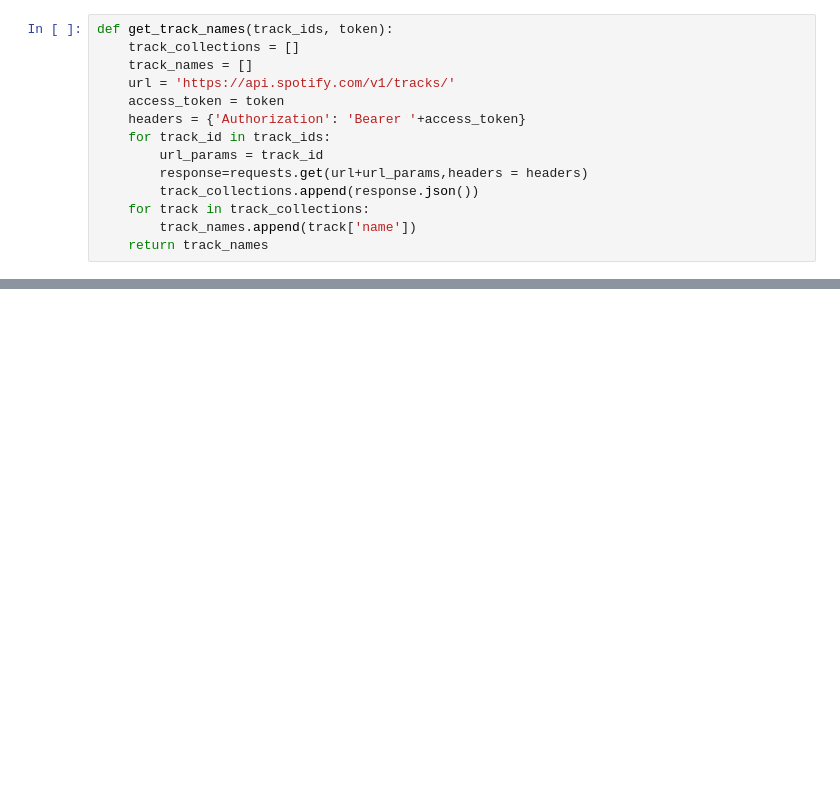
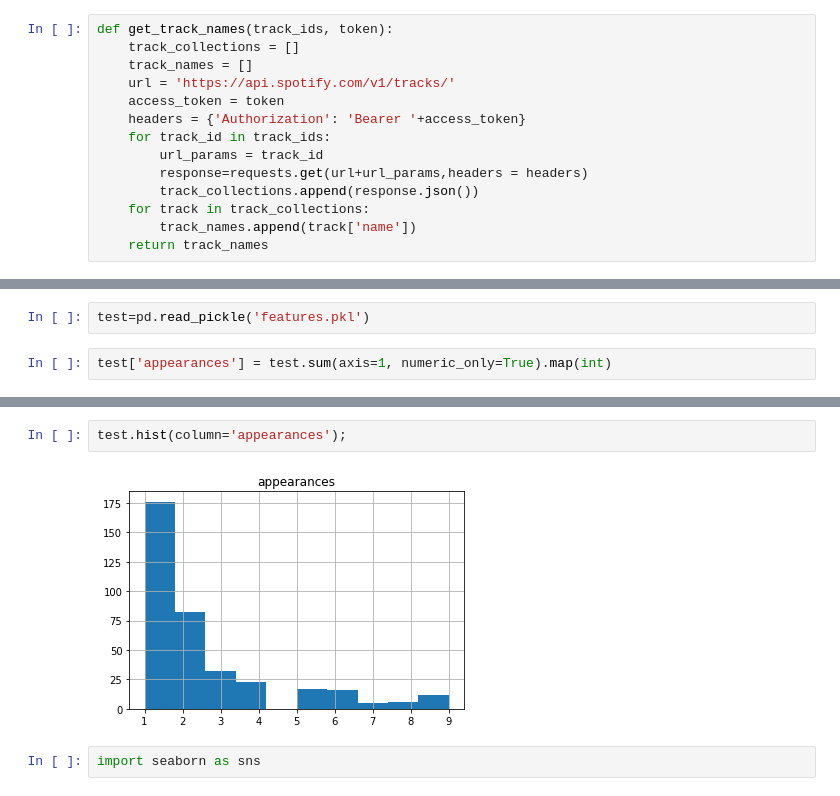
Before and after one commit to danjizquierdo/Billboard-Top-100-EDA, a Jupyter notebook: Track_Features_plus_Name.ipynb, the cells around one changed output, grey strips where cells are left out. Drawn from its saved outputs; the diff is of its cells as text; blank space fills up the shorter version.

```diff
--- a/Track_Features_plus_Name.ipynb
+++ b/Track_Features_plus_Name.ipynb
@@ -29,0 +410,4 @@ def get_features_plus_names():
+# %%
+test=pd.read_pickle('features.pkl')
+# %%
+test['appearances'] = test.sum(axis=1, numeric_only=True).map(int)
@@ -29,0 +423,6 @@ def get_features_plus_names():
+# %%
+test.hist(column='appearances');
+# %% [output]
+[figure, added]
+# %%
+import seaborn as sns
```
Also changed, not shown: parts of 74 cells of this notebook, 5 other files.
